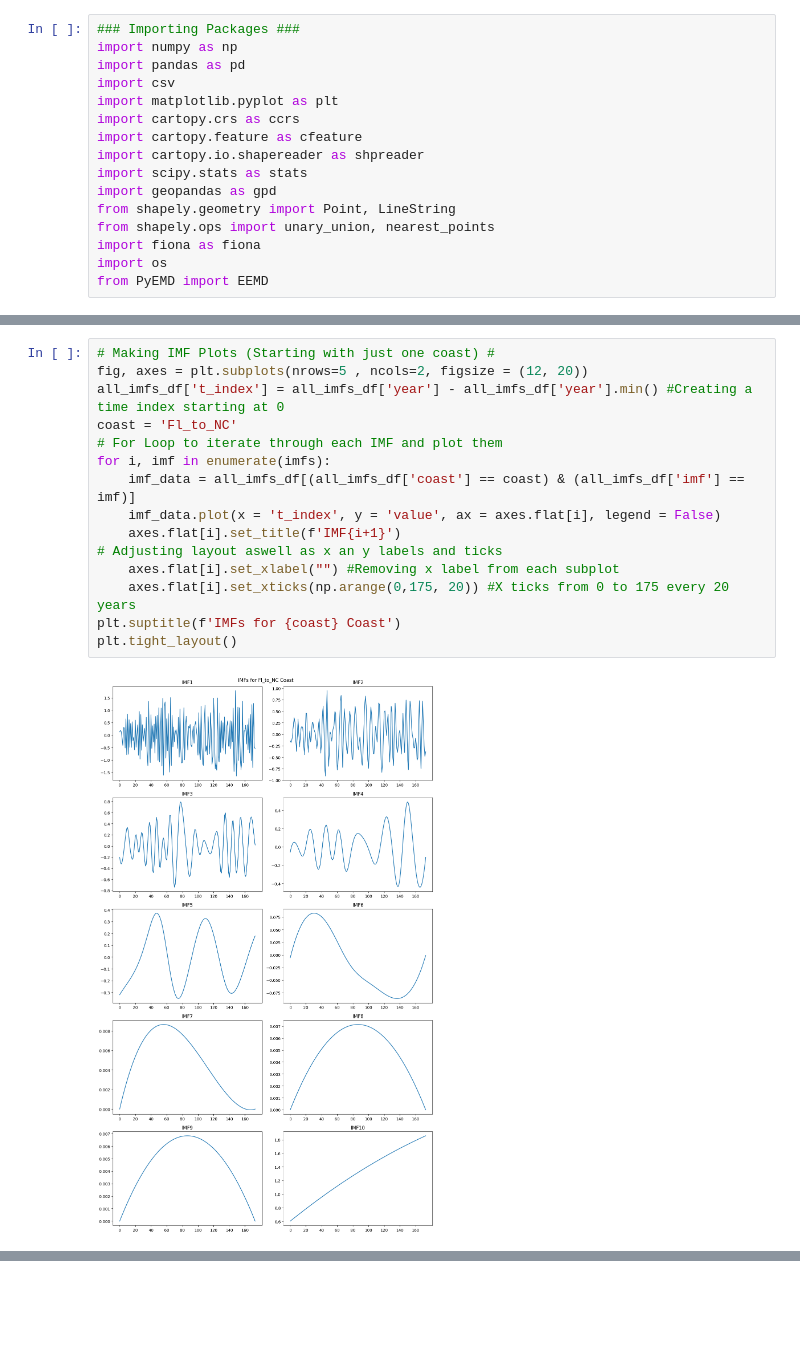
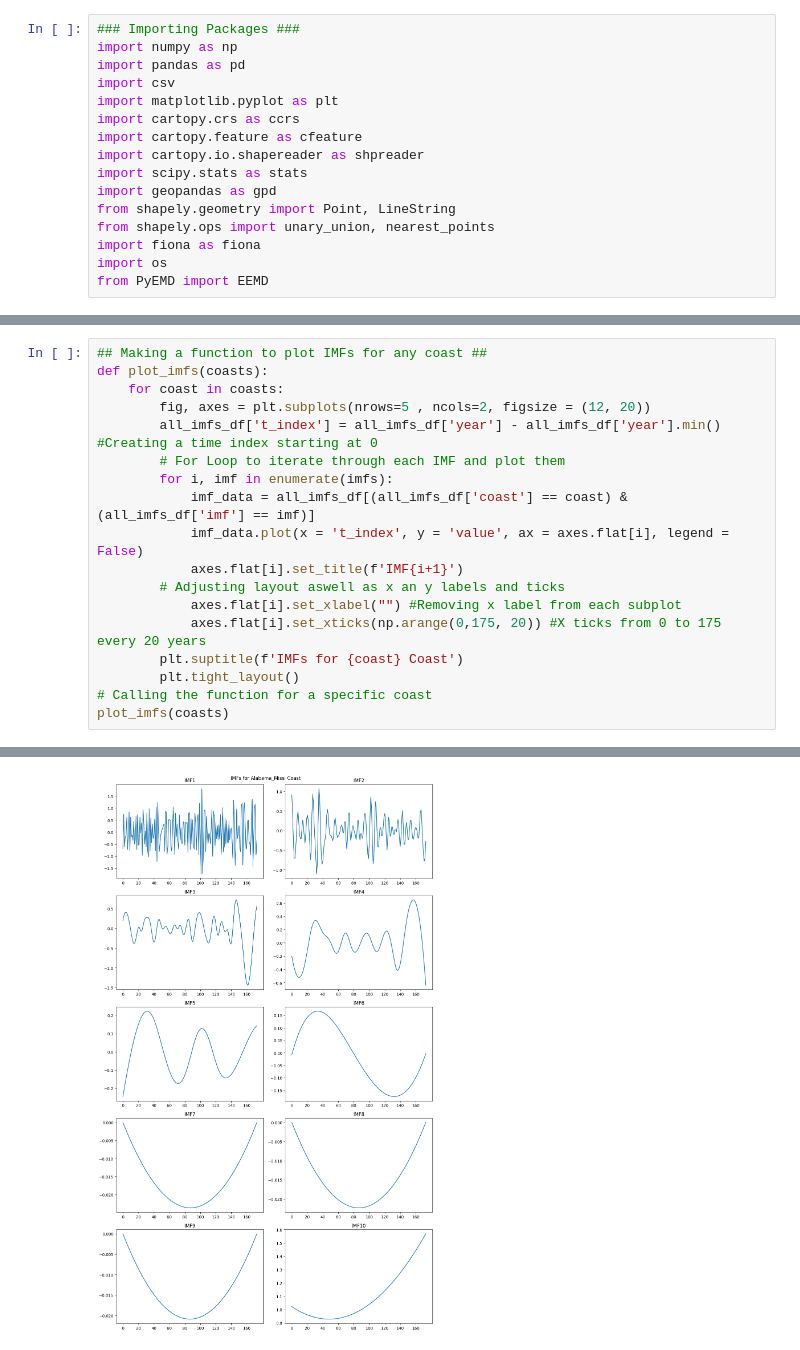
Before and after one commit to EP-Shark/Meteorology-Research-Dr.-Misra-, a Jupyter notebook: Code/Hurdat_EEMD_IMF_analysis.ipynb, the cells around one changed output, grey strips where cells are left out. Drawn from its saved outputs; the diff is of its cells as text; blank space fills up the shorter version.

Commit message:
Function created for IMF, IMF plots for all coastlines created

```diff
--- a/Code/Hurdat_EEMD_IMF_analysis.ipynb
+++ b/Code/Hurdat_EEMD_IMF_analysis.ipynb
@@ -41,17 +35,19 @@ all_imfs_df.groupby(['coast', 'year'])
-# %%
-# Making IMF Plots (Starting with just one coast) #
-fig, axes = plt.subplots(nrows=5 , ncols=2, figsize = (12, 20))
-all_imfs_df['t_index'] = all_imfs_df['year'] - all_imfs_df['year'].min() #Creating a time index starting at 0
-coast = 'Fl_to_NC'
-# For Loop to iterate through each IMF and plot them
-for i, imf in enumerate(imfs):
-    imf_data = all_imfs_df[(all_imfs_df['coast'] == coast) & (all_imfs_df['imf'] == imf)]
-    imf_data.plot(x = 't_index', y = 'value', ax = axes.flat[i], legend = False)
-    axes.flat[i].set_title(f'IMF{i+1}')
-# Adjusting layout aswell as x an y labels and ticks
-    axes.flat[i].set_xlabel("") #Removing x label from each subplot
-    axes.flat[i].set_xticks(np.arange(0,175, 20)) #X ticks from 0 to 175 every 20 years
-plt.suptitle(f'IMFs for {coast} Coast')
-plt.tight_layout()
-# %% [output]
-[figure, removed]
+# %%
+## Making a function to plot IMFs for any coast ##
+def plot_imfs(coasts):
+    for coast in coasts:
+        fig, axes = plt.subplots(nrows=5 , ncols=2, figsize = (12, 20))
+        all_imfs_df['t_index'] = all_imfs_df['year'] - all_imfs_df['year'].min() #Creating a time index starting at 0
+        # For Loop to iterate through each IMF and plot them
+        for i, imf in enumerate(imfs):
+            imf_data = all_imfs_df[(all_imfs_df['coast'] == coast) & (all_imfs_df['imf'] == imf)]
+            imf_data.plot(x = 't_index', y = 'value', ax = axes.flat[i], legend = False)
+            axes.flat[i].set_title(f'IMF{i+1}')
+        # Adjusting layout aswell as x an y labels and ticks
+            axes.flat[i].set_xlabel("") #Removing x label from each subplot
+            axes.flat[i].set_xticks(np.arange(0,175, 20)) #X ticks from 0 to 175 every 20 years
+        plt.suptitle(f'IMFs for {coast} Coast')
+        plt.tight_layout()
+# Calling the function for a specific coast
+plot_imfs(coasts)
+# %% [output]
@@ -57,0 +55 @@ plt.tight_layout()
+[figure, added]
```
Also changed, not shown: parts of 2 cells of this notebook.
